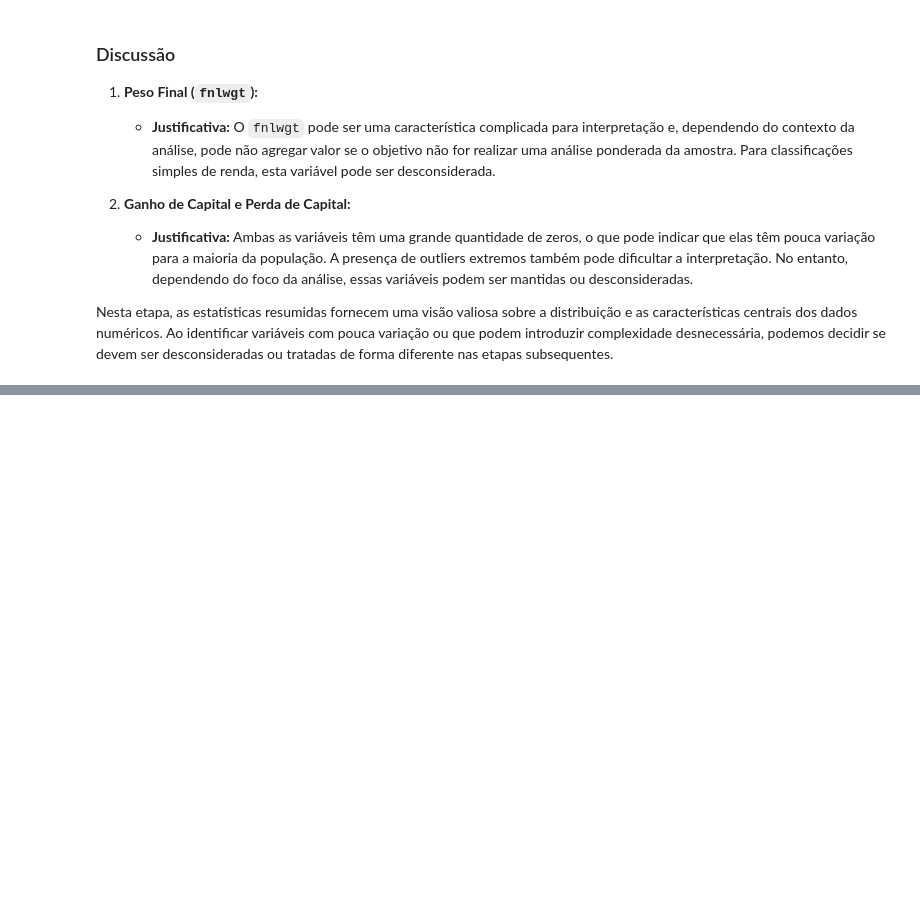
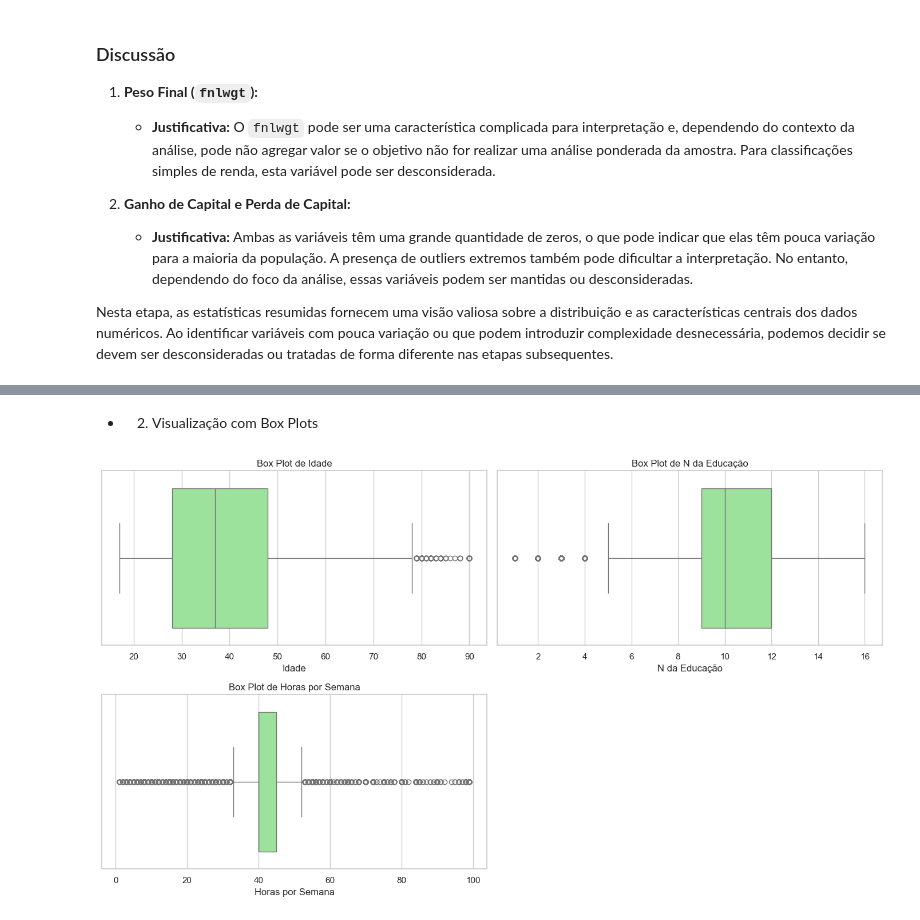
Before and after one commit to lucass235/Analise_dados_pos, a Jupyter notebook: scripts/Analise_exploratoria_dos_dados.ipynb, the cells around one changed output, grey strips where cells are left out. Drawn from its saved outputs; the diff is of its cells as text; code cells hidden in the pictures; blank space fills up the shorter version.

```diff
--- a/scripts/Analise_exploratoria_dos_dados.ipynb
+++ b/scripts/Analise_exploratoria_dos_dados.ipynb
@@ -164,0 +239,16 @@ Nesta etapa, as estatísticas resumidas fornecem uma visão valiosa sobre a dist
+# %% [markdown]
+- 2. Visualização com Box Plots
+# %%
+plt.figure(figsize=(14, 8))
+
+for i, column in enumerate(numeric_columns_plot, 1):
+    plt.subplot(2, 2, i)
+    sns.boxplot(x=data[column], color='lightgreen')
+    plt.title(f'Box Plot de {column}')
+    plt.xlabel(column)
+
+plt.tight_layout()
+plt.savefig('../plots/boxplot_variaveis_numericas.png', dpi=300, bbox_inches='tight', format='png')
+plt.show()
+# %% [output]
+[figure, added]
```
Also changed, not shown: parts of 14 cells of this notebook, 5 other files.
